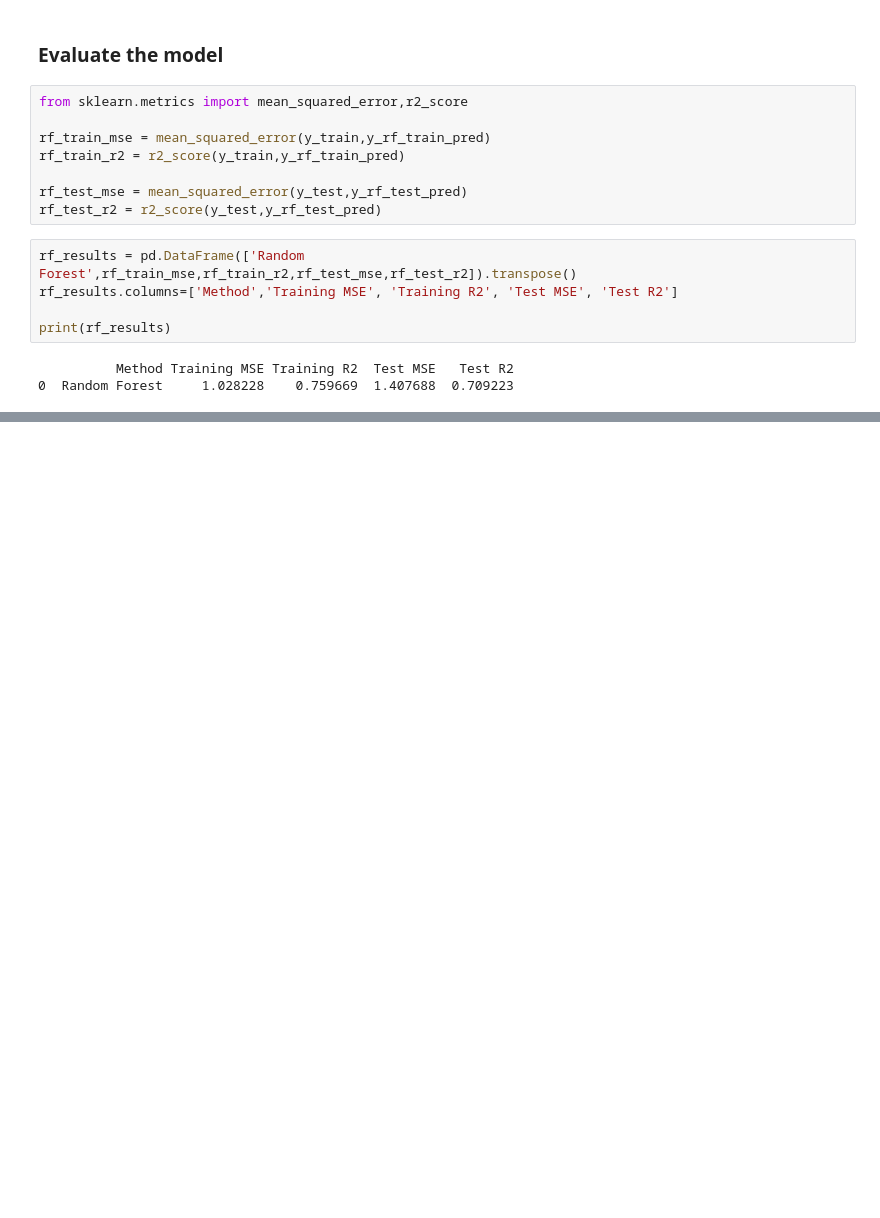
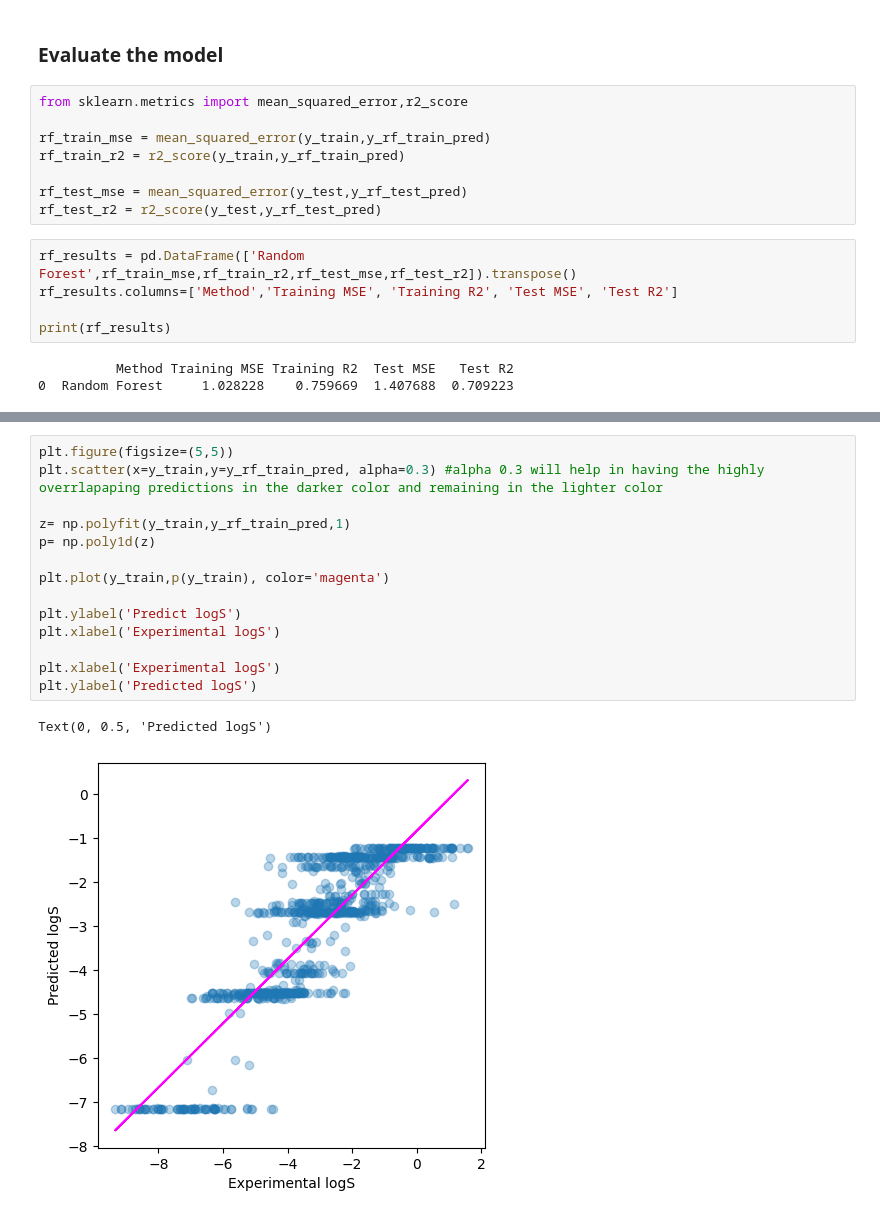
Before and after one commit to gsurbhi792-a11y/TestProject, a Jupyter notebook: Surbhi_Test.ipynb, the cells around one changed output, grey strips where cells are left out. Cells and saved outputs as stored; diff of their text form; blank space fills up the shorter version.

```diff
--- a/Surbhi_Test.ipynb
+++ b/Surbhi_Test.ipynb
@@ -151,0 +183,17 @@ print(rf_results)
+# %%
+plt.figure(figsize=(5,5))
+plt.scatter(x=y_train,y=y_rf_train_pred, alpha=0.3) #alpha 0.3 will help in having the highly overrlapaping predictions in the darker color and remaining in the lighter color
+
+z= np.polyfit(y_train,y_rf_train_pred,1)
+p= np.poly1d(z)
+
+plt.plot(y_train,p(y_train), color='magenta')
+
+plt.ylabel('Predict logS')
+plt.xlabel('Experimental logS')
+
+plt.xlabel('Experimental logS')
+plt.ylabel('Predicted logS')
+# %% [output]
+Text(0, 0.5, 'Predicted logS')
+[figure, added]
```
Also changed, not shown: parts of 4 cells of this notebook.
